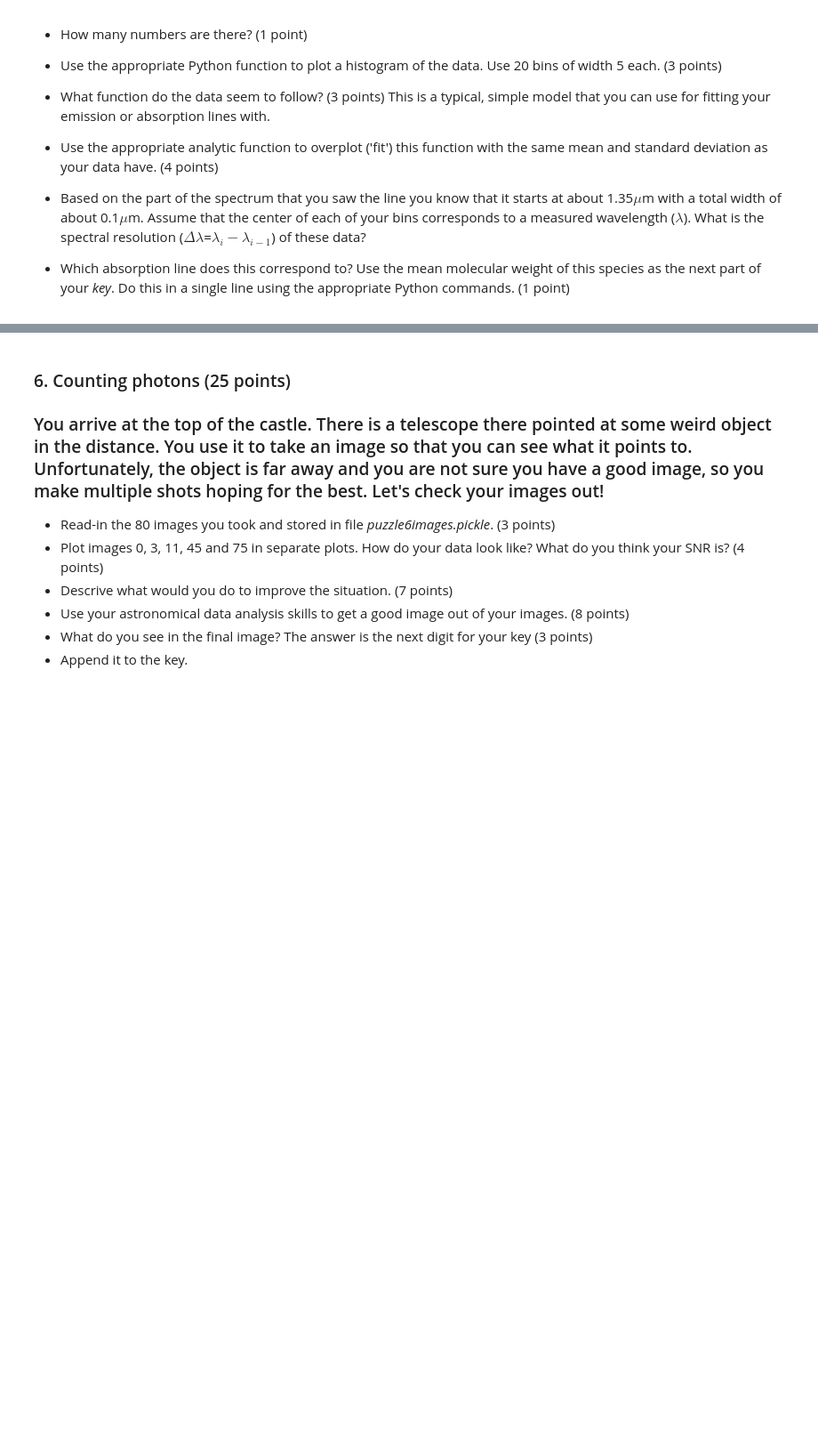
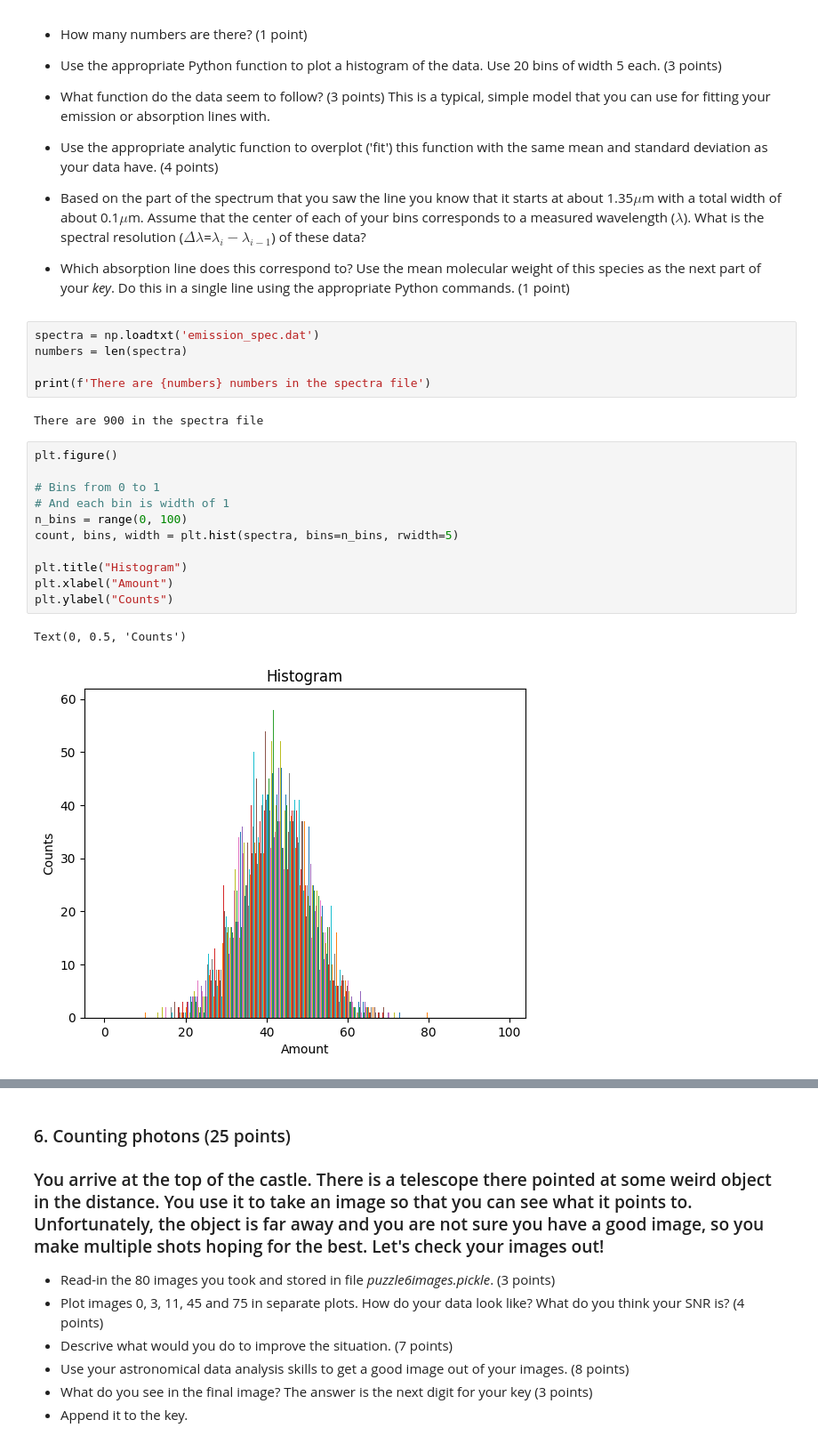
Before and after one commit to amedina695/lectures_git, a Jupyter notebook: midterm/Midterm_F25-classroom.ipynb, the cells around one changed output, grey strips where cells are left out. Shown: that part at 89% size. Cells and saved outputs as stored; diff of their text form; blank space fills up the shorter version.

```diff
--- a/midterm/Midterm_F25-classroom.ipynb
+++ b/midterm/Midterm_F25-classroom.ipynb
@@ -242,3 +282,24 @@ pixels = 13
 - Based on the part of the spectrum that you saw the line you know that it starts at about 1.35$\mu$m with a total width of about 0.1$\mu$m. Assume that the center of each of your bins corresponds to a measured wavelength ($\lambda$). What is the spectral resolution ($\Delta\lambda$=$\lambda_i - \lambda_{i-1}$) of these data?
 
 - Which absorption line does this correspond to? Use the mean molecular weight of this species as the next part of your *key*. Do this in a single line using the appropriate Python commands. (1 point)
+# %%
+spectra = np.loadtxt('emission_spec.dat')
+numbers = len(spectra)
+
+print(f'There are {numbers} numbers in the spectra file')
+# %% [output]
+There are 900 in the spectra file
+# %%
+plt.figure()
+
+# Bins from 0 to 1
+# And each bin is width of 1
+n_bins = range(0, 100)
+count, bins, width = plt.hist(spectra, bins=n_bins, rwidth=5)
+
+plt.title("Histogram")
+plt.xlabel("Amount")
+plt.ylabel("Counts")
+# %% [output]
+Text(0, 0.5, 'Counts')
+[figure, added]
```
Also changed, not shown: parts of 13 cells of this notebook, 1 other file.
